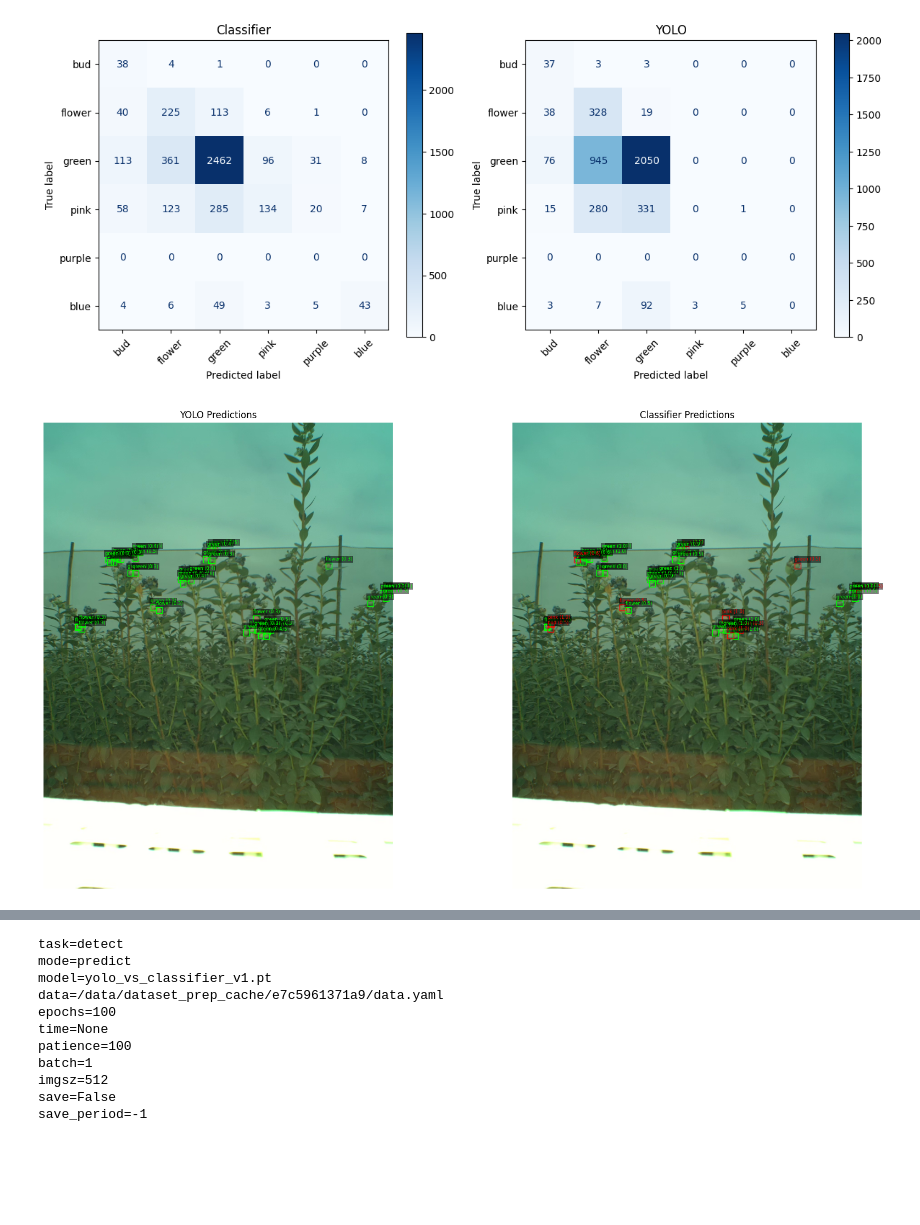
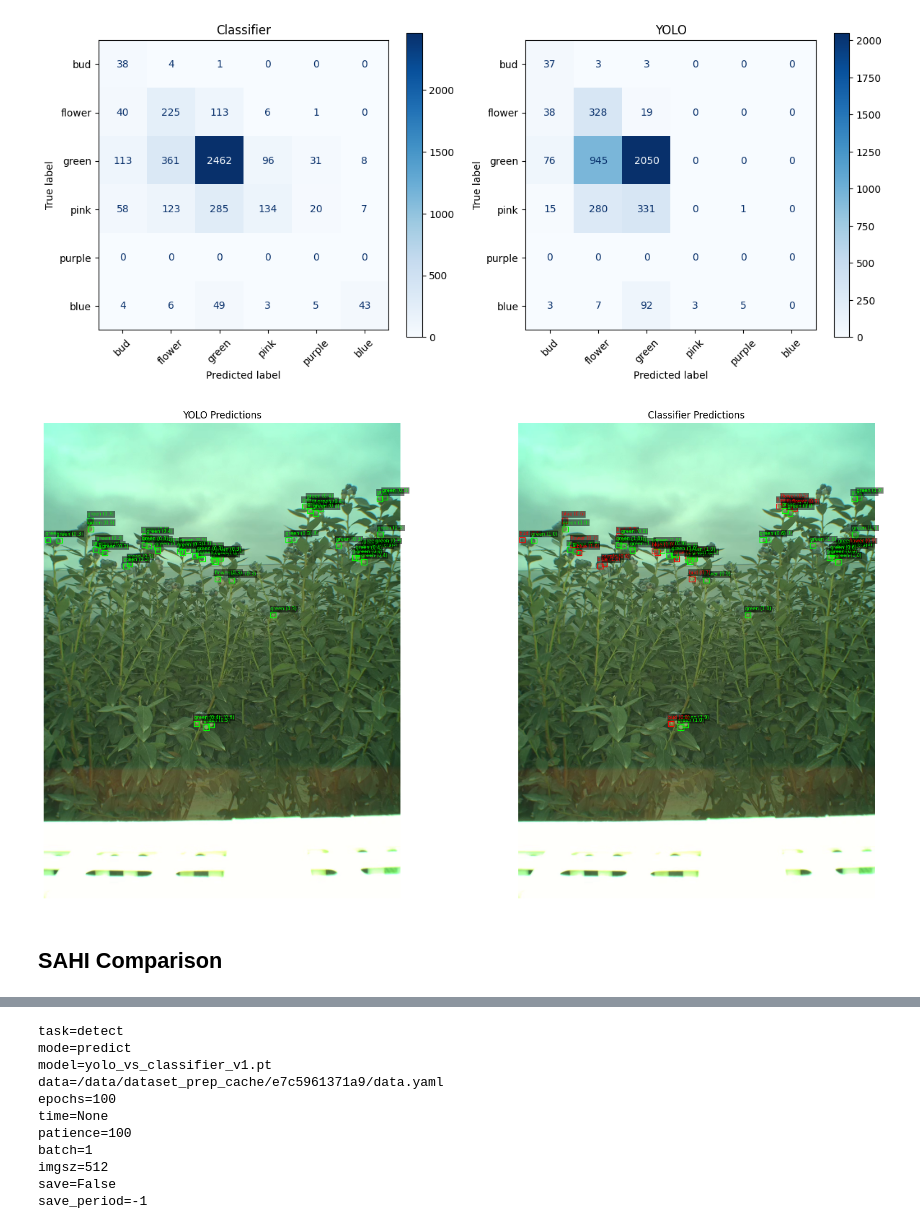
Before and after one commit to kpetrakis-eden/ml-sandbox, a Jupyter notebook: notebooks/comparison.ipynb, the cells around one changed output, grey strips where cells are left out. Cells and saved outputs as stored; diff of their text form; code cells hidden in the pictures; blank space fills up the shorter version.

Commit message:
presentation comparison notebook

```diff
--- a/notebooks/comparison.ipynb
+++ b/notebooks/comparison.ipynb
@@ -266,7 +317,7 @@ comparison = COMPARE_TYPE.YOLO_DETECTION
 interesting_images_paths = [] # images to visualize
 interesting_images_info = [] # images to visualize
 outputs = []
-total_gt_boxes = 0
+# total_gt_boxes = 0
 # img_h, img_w = 2048, 1536
 # for i, label_file in islice(enumerate(LABELS_DIR.iterdir()), 50):
 for label_file in tqdm(LABELS_DIR.iterdir()):
@@ -291,7 +342,6 @@ for label_file in tqdm(LABELS_DIR.iterdir()):
     pred_boxes,
     iou_threshold=MATCH_IOU
   )
-
   # print(f"number of matches: {len(matches)}")
   for gt_idx, pred_idx, iou_score in matches:
     gt_cls, gt_box = gt_boxes[gt_idx]
@@ -325,7 +375,7 @@ for label_file in tqdm(LABELS_DIR.iterdir()):
       "iou": iou_score,
       "gt_box": gt_box,
       "pred_box": pred_boxes[pred_idx].tolist(),
-      "img_name" : img_file.name
+      # "img_name" : img_file.name
       # "match": True,
       # "iou": best_iou
     }
@@ -482,8 +534,12 @@ YOLO
 | weighted avg | 61.697 | 57.011 | 56.818 | 4236 |
 [figure]
 # %%
-true labels = [0 1 2 3 5], classifier = [0 1 2 3 4 5], yolo = [0 1 2 3 4]
-NMS_IOU = 0.7, MATCH_IOU = 0.5, confidence = 0.25
+# res18mod
+acc 65.53% | balanced_acc: 59.71% | f1_macro: 38.84% | f1_weighted: 67.07% | precision_macro: 47.35% | precision_weighted: 78.18% | recall_macro: 49.76% | recall_weighted: 65.53%
+YOLO:
+acc 57.01% | balanced_acc: 47.60% | f1_macro: 23.71% | f1_weighted: 56.82% | precision_macro: 20.84% | precision_weighted: 61.70% | recall_macro: 39.67% | recall_weighted: 57.01%
+
+# First convnext
 CLASSIFIER:
 acc 66.41% | balanced_acc: 59.32% | f1_macro: 37.90% | f1_weighted: 67.80% | precision_macro: 46.40% | precision_weighted: 77.18% | recall_macro: 49.43% | recall_weighted: 66.41%
 YOLO:
@@ -513,8 +569,13 @@ accuracy	57.011	57.011	57.011	0
 macro avg	20.841	39.666	23.707	4236
 weighted avg	61.697	57.011	56.818	4236
 # %%
+# slice = 12,13 -> some pinks
+# contain blue -> 23, 80, 130,
 SHOW_GROUND_TRUTH = False
-for label_file in islice(LABELS_DIR.iterdir(), 12, 13):
+VIS_LIMIT = 5
+show_counter = 0
+for label_file in islice(LABELS_DIR.iterdir(), 130, 131):
+# for i, label_file in islice(enumerate(LABELS_DIR.iterdir()), 1, 200):
 # for label_file in tqdm(LABELS_DIR.iterdir()):
   img_file = IMAGES_DIR / label_file.with_suffix('.png').name
   # print(img_file)
@@ -546,6 +607,7 @@ for label_file in islice(LABELS_DIR.iterdir(), 12, 13):
       ax[0].add_patch(rect_gt)
       ax[0].text( x1, y1 - 5, f"{CLASS_NAMES[gt_label]}", color="cyan", fontsize=10, bbox=dict(facecolor="black", alpha=0.7))
 
+  CONTAINS_BLUE_PRED = False
   for box, yolo_cls, yolo_conf in zip(pred_boxes, pred_cls, pred_conf):
     x1, y1, x2, y2 = box
 
@@ -556,34 +618,44 @@ for label_file in islice(LABELS_DIR.iterdir(), 12, 13):
       classifier_probs = nn.Softmax(dim=1)(logits).cpu() # (1, n_classes)
     classifier_pred = logits.argmax(dim=1).item()
     classifier_conf = classifier_probs[:, classifier_pred].item()
+
+    if classifier_pred == 5:
+      # print(i)
+      CONTAINS_BLUE_PRED = True
+    # print(classifier_pred, type(classifier_pred))
 
     # =========================
     # LEFT IMAGE (YOLO)
     # =========================
     rect_yolo = patches.Rectangle((x1, y1), x2-x1, y2-y1, linewidth=1, edgecolor='lime', facecolor='none')
     ax[0].add_patch(rect_yolo)
     text = (
       f"{CLASS_NAMES[yolo_cls.astype(np.int64)]} ({yolo_conf:.1f})"
       # f"GT:{gt_cls} | "
       # f"{CLASS_NAMES[yolo_cls]} ({yolo_conf:.1f}) | "
       # f"C:{classifier_pred} ({classifier_conf:.1f})"
     )
     ax[0].text(x1, y1-5, text, color="lime", fontsize=6, verticalalignment='bottom', bbox=dict(facecolor='black', alpha=0.5, pad=1, edgecolor="none"))
     # =========================
     # RIGHT IMAGE (Classifier)
     # =========================
     color = "lime" if classifier_pred == yolo_cls else "red"
     rect_cls = patches.Rectangle((x1, y1), x2-x1, y2-y1, linewidth=1, edgecolor=color, facecolor='none')
     ax[1].add_patch(rect_cls)
     text = (
       f"{CLASS_NAMES[classifier_pred]} ({classifier_conf:.1f})"
       # f"GT:{gt_cls} | "
       # f"Y:{yolo_cls} ({info['yolo_conf']:.1f}) | "
       # f"{CLASS_NAMES[classifier_pred]} ({classifier_conf:.1f})"
     )
     ax[1].text(x1, y1-5, text, color=color, fontsize=6, verticalalignment='bottom', bbox=dict(facecolor='black', alpha=0.5, pad=1, edgecolor="none"))
 
+  # if CONTAINS_BLUE_PRED and show_counter<VIS_LIMIT:
+    # print("blue")
+    # show_counter += 1
   plt.tight_layout()
   plt.show()
 # %% [output]
-[figure, old version]
+[figure, new version]
+# %% [markdown]
+## SAHI Comparison
```
Also changed, not shown: parts of 5 cells of this notebook.
